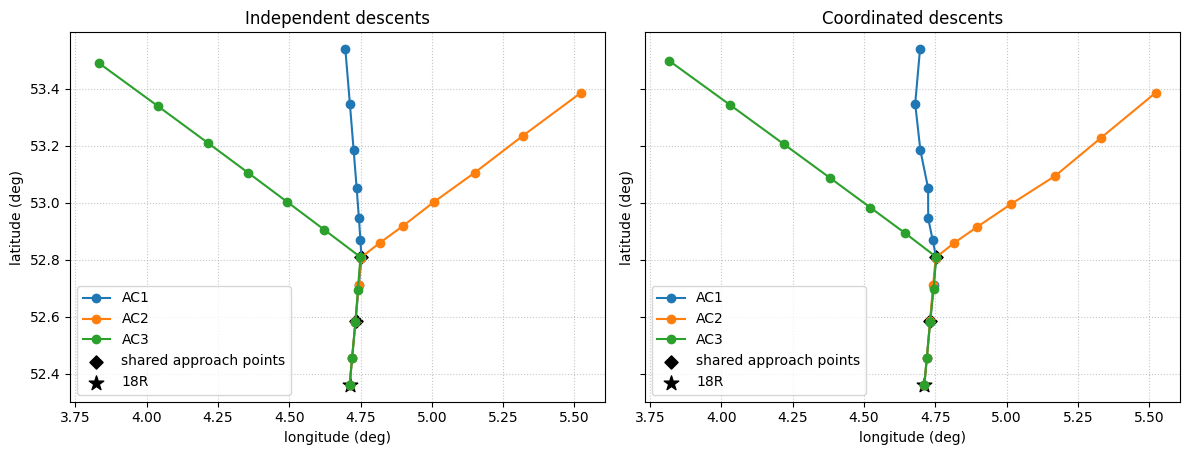
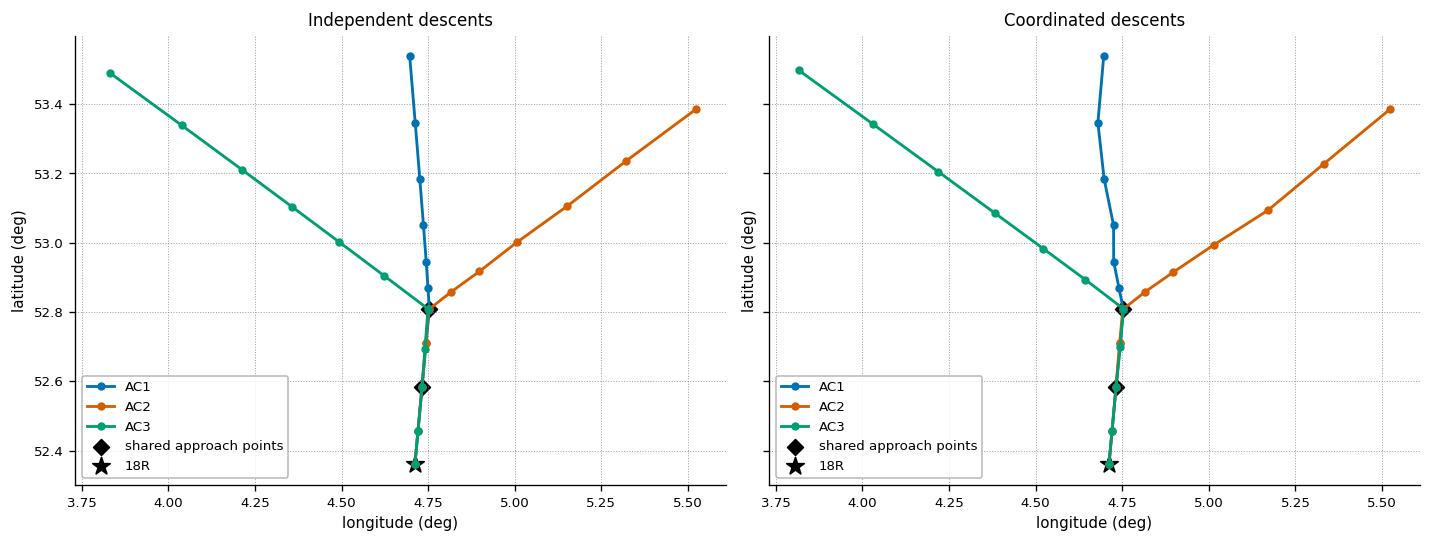
The change to this notebook cell's code, shown as a diff; its figure went from the first image to the second:
--- before
+++ after
@@ -1,3 +1,3 @@
-colors = dict(zip(result.trajectories, plt.cm.tab10.colors))
+colors = dict(zip(result.trajectories, OKABE_ITO))
 fig, axes = plt.subplots(1, 2, figsize=(12, 5), sharex=True, sharey=True)
 for axis, trajectories, title in (

Commit: Add hybrid route selection and RAD optimization